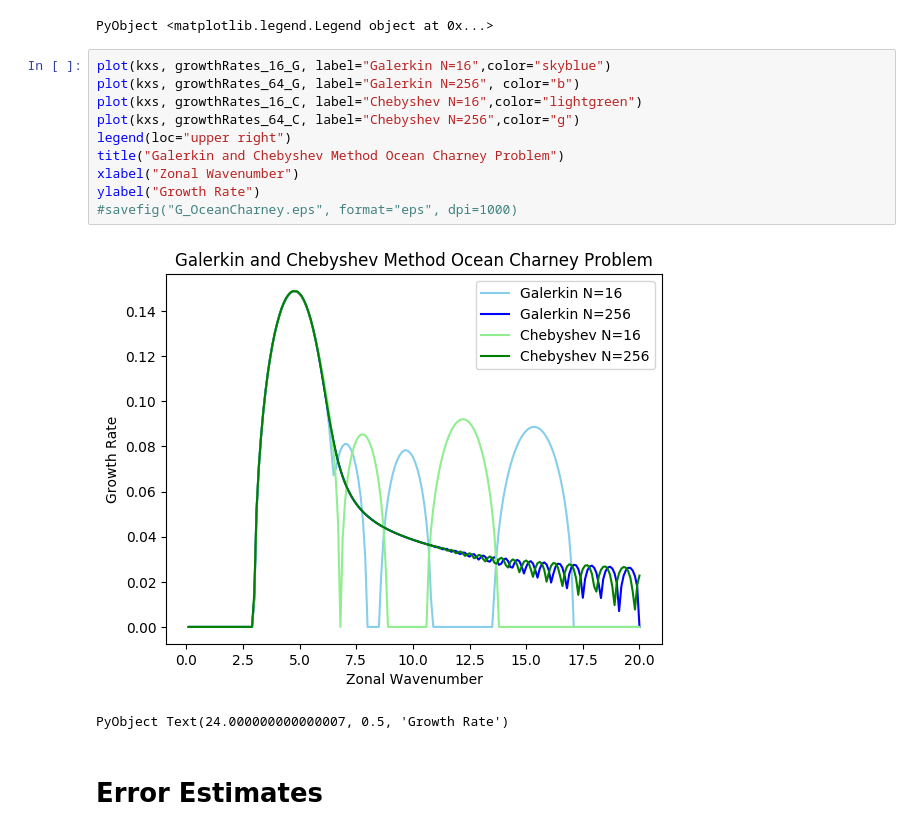
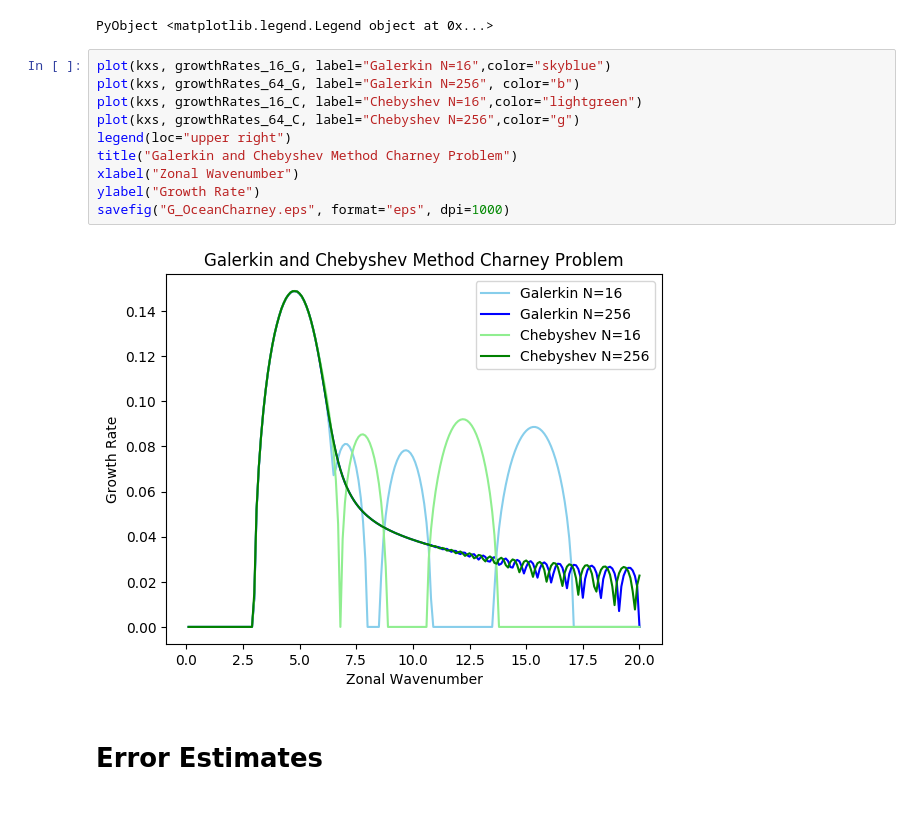
Before and after one commit to mwatwood-cu/QG-Galerkin, a Jupyter notebook: Julia1Version/Charney.ipynb, the cells around one changed output. Cells and saved outputs as stored; diff of their text form.

```diff
--- a/Julia1Version/Charney.ipynb
+++ b/Julia1Version/Charney.ipynb
@@ -105,16 +105,15 @@ PyObject <matplotlib.legend.Legend object at 0x...>
 # %%
 plot(kxs, growthRates_16_G, label="Galerkin N=16",color="skyblue")
 plot(kxs, growthRates_64_G, label="Galerkin N=256", color="b")
 plot(kxs, growthRates_16_C, label="Chebyshev N=16",color="lightgreen")
 plot(kxs, growthRates_64_C, label="Chebyshev N=256",color="g")
 legend(loc="upper right")
-title("Galerkin and Chebyshev Method Ocean Charney Problem")
+title("Galerkin and Chebyshev Method Charney Problem")
 xlabel("Zonal Wavenumber")
 ylabel("Growth Rate")
-#savefig("G_OceanCharney.eps", format="eps", dpi=1000)
+savefig("G_OceanCharney.eps", format="eps", dpi=1000)
 # %% [output]
-[figure, old version]
+[figure, new version]
-PyObject Text(24.000000000000007, 0.5, 'Growth Rate')
 # %% [markdown]
 # Error Estimates
 # %%
```
Also changed, not shown: 3 other files.
